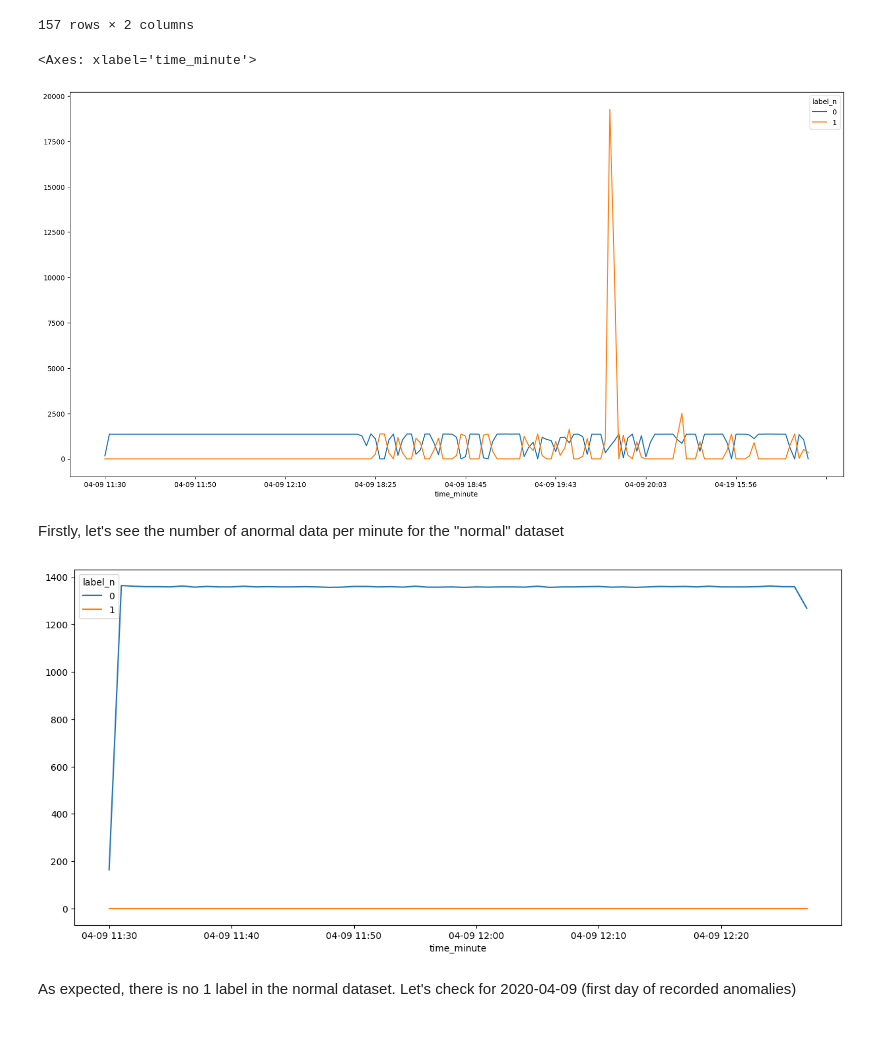
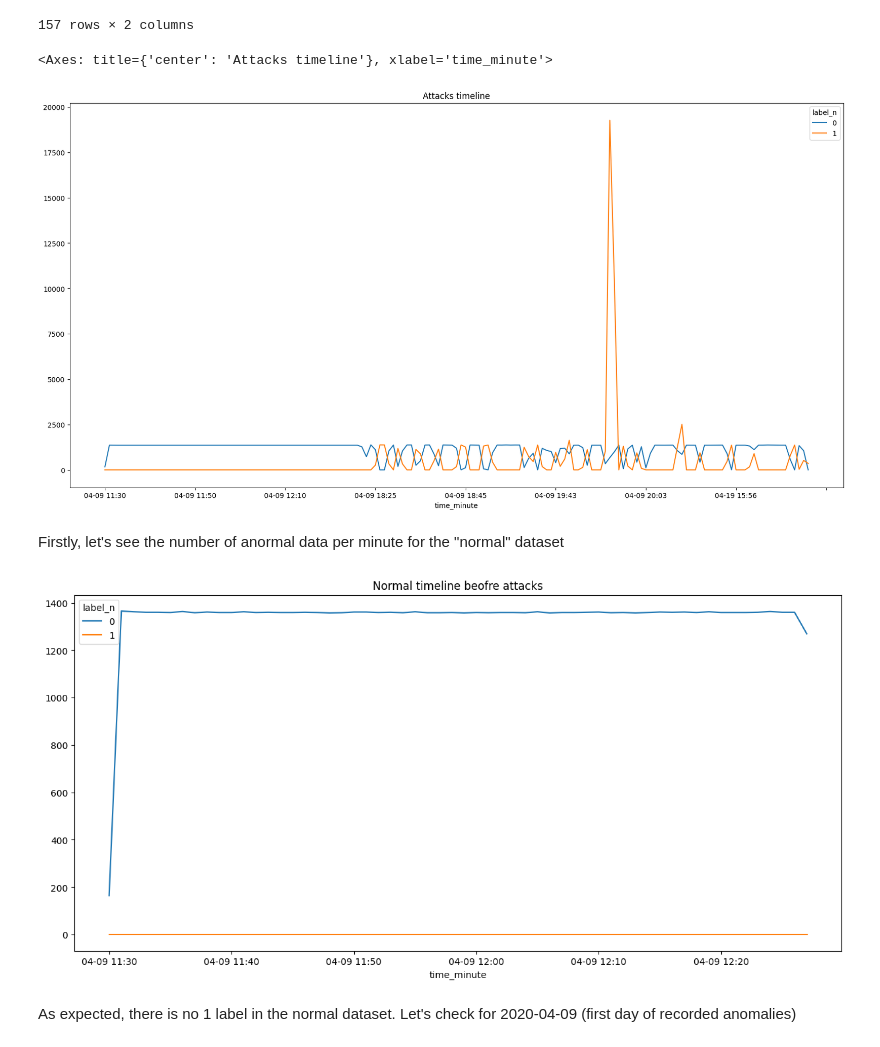
Before and after one commit to theo88400/ML-SECU2024, a Jupyter notebook: src/data_exploration/exploration.ipynb, the cells around one changed output. Cells and saved outputs as stored; diff of their text form; code cells hidden in the pictures.

Commit message:
feat(exploration): add timeline per label for network

```diff
--- a/src/data_exploration/exploration.ipynb
+++ b/src/data_exploration/exploration.ipynb
@@ -497,17 +497,19 @@ df_grouped
 | 04-19 16:12 | 0.0 | 355.0 |
 157 rows × 2 columns
 # %%
-df_grouped.loc[:].plot(figsize=(20, 10))
+df_grouped.loc[:].plot(figsize=(20, 10), title="Attacks timeline")
 # %% [output]
-<Axes: xlabel='time_minute'>
+<Axes: title={'center': 'Attacks timeline'}, xlabel='time_minute'>
-[figure, old version]
+[figure, new version]
 # %% [markdown]
 Firstly, let's see the number of anormal data per minute for the "normal" dataset
 # %%
-df_grouped.loc["04-09 11":"04-09 13"].plot(figsize=(15, 7))
+df_grouped.loc["04-09 11":"04-09 13"].plot(
+    figsize=(15, 7), title="Normal timeline beofre attacks"
+)
 plt.show()
 # %% [output]
-[figure, old version]
+[figure, new version]
 # %% [markdown]
 As expected, there is no 1 label in the normal dataset. Let's check for 2020-04-09 (first day of recorded anomalies)
 # %%
```
Also changed, not shown: parts of 8 cells of this notebook.
